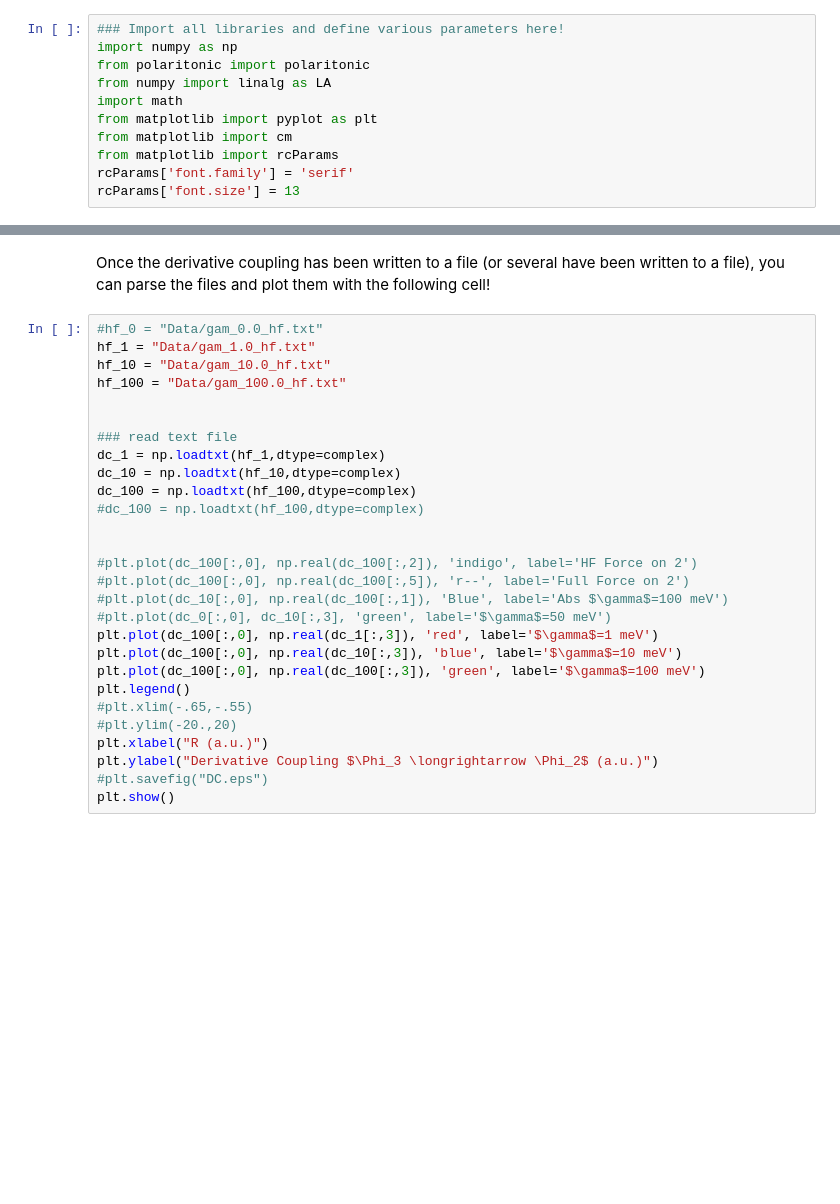
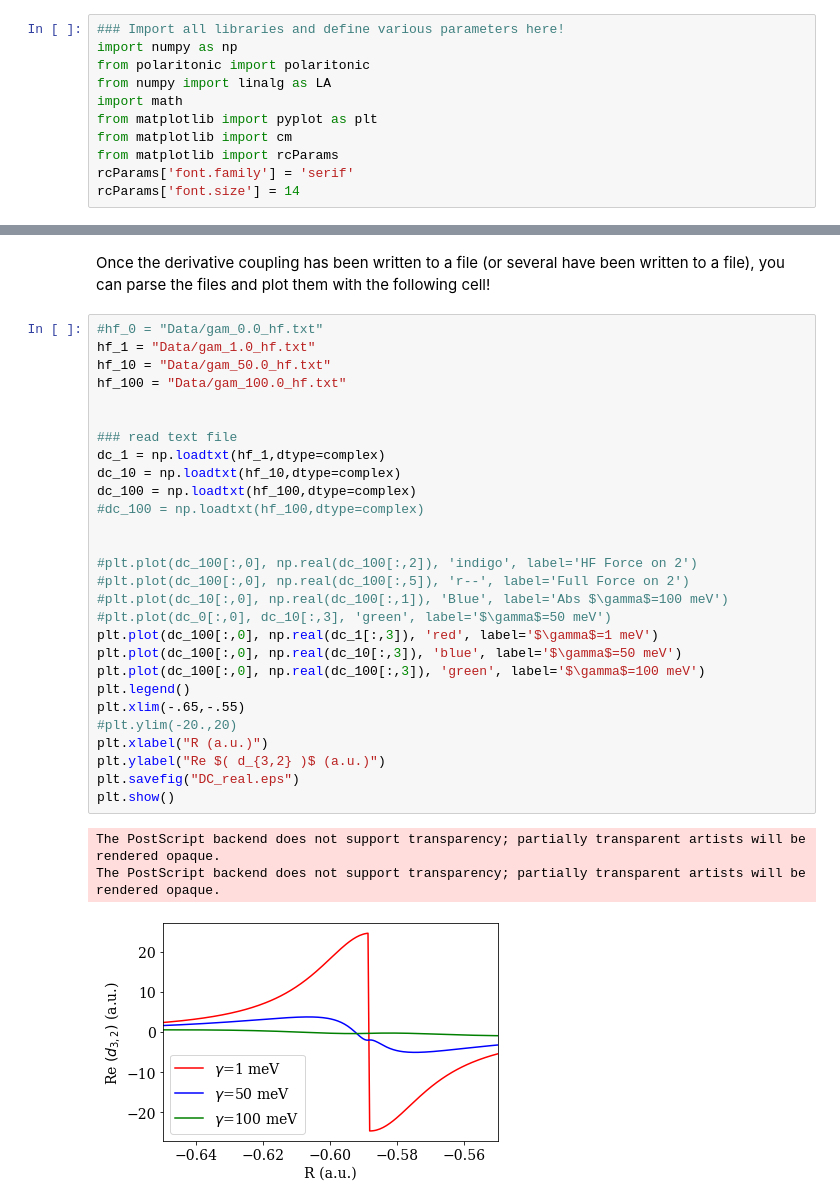
Before and after one commit to FoleyLab/PyCQED, a Jupyter notebook: Plot_Derivative_Coupling.ipynb, the cells around one changed output, grey strips where cells are left out. Cells and saved outputs as stored; diff of their text form; blank space fills up the shorter version.

```diff
--- a/Plot_Derivative_Coupling.ipynb
+++ b/Plot_Derivative_Coupling.ipynb
@@ -10,7 +10,7 @@ from matplotlib import pyplot as plt
 from matplotlib import cm
 from matplotlib import rcParams
 rcParams['font.family'] = 'serif'
-rcParams['font.size'] = 13
+rcParams['font.size'] = 14
 # %% [markdown]
 The following cell will actually compute the derivative coupling and write it to a file.  You can change the $\gamma$ parameter and the filename (via $prefix$) here!
 # %%
@@ -109,29 +110,33 @@ Once the derivative coupling has been written to a file (or several have been wr
 # %%
 #hf_0 = "Data/gam_0.0_hf.txt"
 hf_1 = "Data/gam_1.0_hf.txt"
-hf_10 = "Data/gam_10.0_hf.txt"
+hf_10 = "Data/gam_50.0_hf.txt"
 hf_100 = "Data/gam_100.0_hf.txt"
 
 
 ### read text file
 dc_1 = np.loadtxt(hf_1,dtype=complex)
 dc_10 = np.loadtxt(hf_10,dtype=complex)
 dc_100 = np.loadtxt(hf_100,dtype=complex)
 #dc_100 = np.loadtxt(hf_100,dtype=complex)
 
 
 #plt.plot(dc_100[:,0], np.real(dc_100[:,2]), 'indigo', label='HF Force on 2')
 #plt.plot(dc_100[:,0], np.real(dc_100[:,5]), 'r--', label='Full Force on 2')
 #plt.plot(dc_10[:,0], np.real(dc_100[:,1]), 'Blue', label='Abs $\gamma$=100 meV')
 #plt.plot(dc_0[:,0], dc_10[:,3], 'green', label='$\gamma$=50 meV')
 plt.plot(dc_100[:,0], np.real(dc_1[:,3]), 'red', label='$\gamma$=1 meV')
-plt.plot(dc_100[:,0], np.real(dc_10[:,3]), 'blue', label='$\gamma$=10 meV')
+plt.plot(dc_100[:,0], np.real(dc_10[:,3]), 'blue', label='$\gamma$=50 meV')
 plt.plot(dc_100[:,0], np.real(dc_100[:,3]), 'green', label='$\gamma$=100 meV')
 plt.legend()
-#plt.xlim(-.65,-.55)
+plt.xlim(-.65,-.55)
 #plt.ylim(-20.,20)
 plt.xlabel("R (a.u.)")
-plt.ylabel("Derivative Coupling $\Phi_3 \longrightarrow \Phi_2$ (a.u.)")
-#plt.savefig("DC.eps")
+plt.ylabel("Re $( d_{3,2} )$ (a.u.)")
+plt.savefig("DC_real.eps")
 plt.show()
+# %% [output]
+The PostScript backend does not support transparency; partially transparent artists will be rendered opaque.
+The PostScript backend does not support transparency; partially transparent artists will be rendered opaque.
+[figure, added]
 # %%
```
Also changed, not shown: parts of 4 cells of this notebook, 2 other files.
